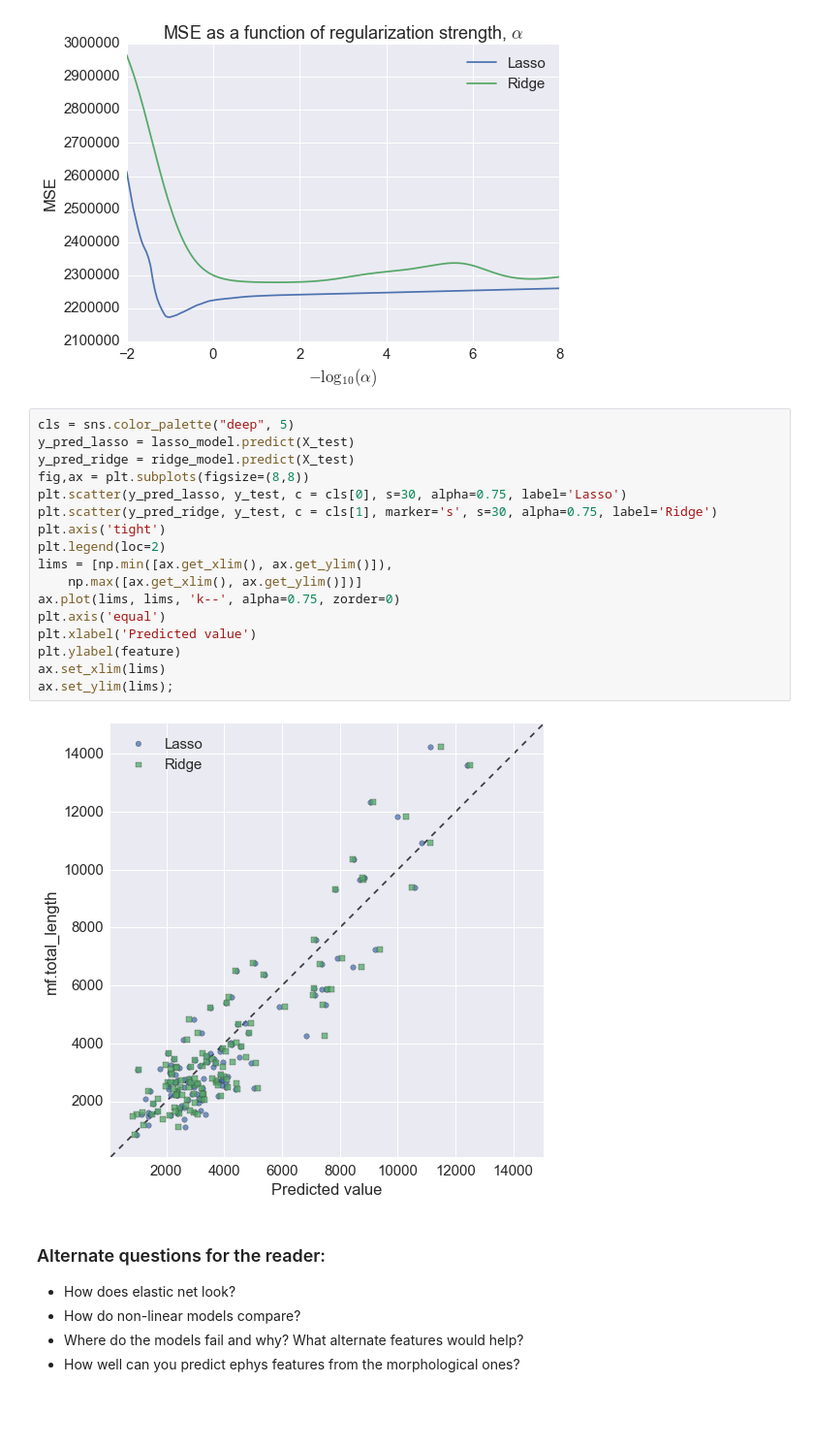
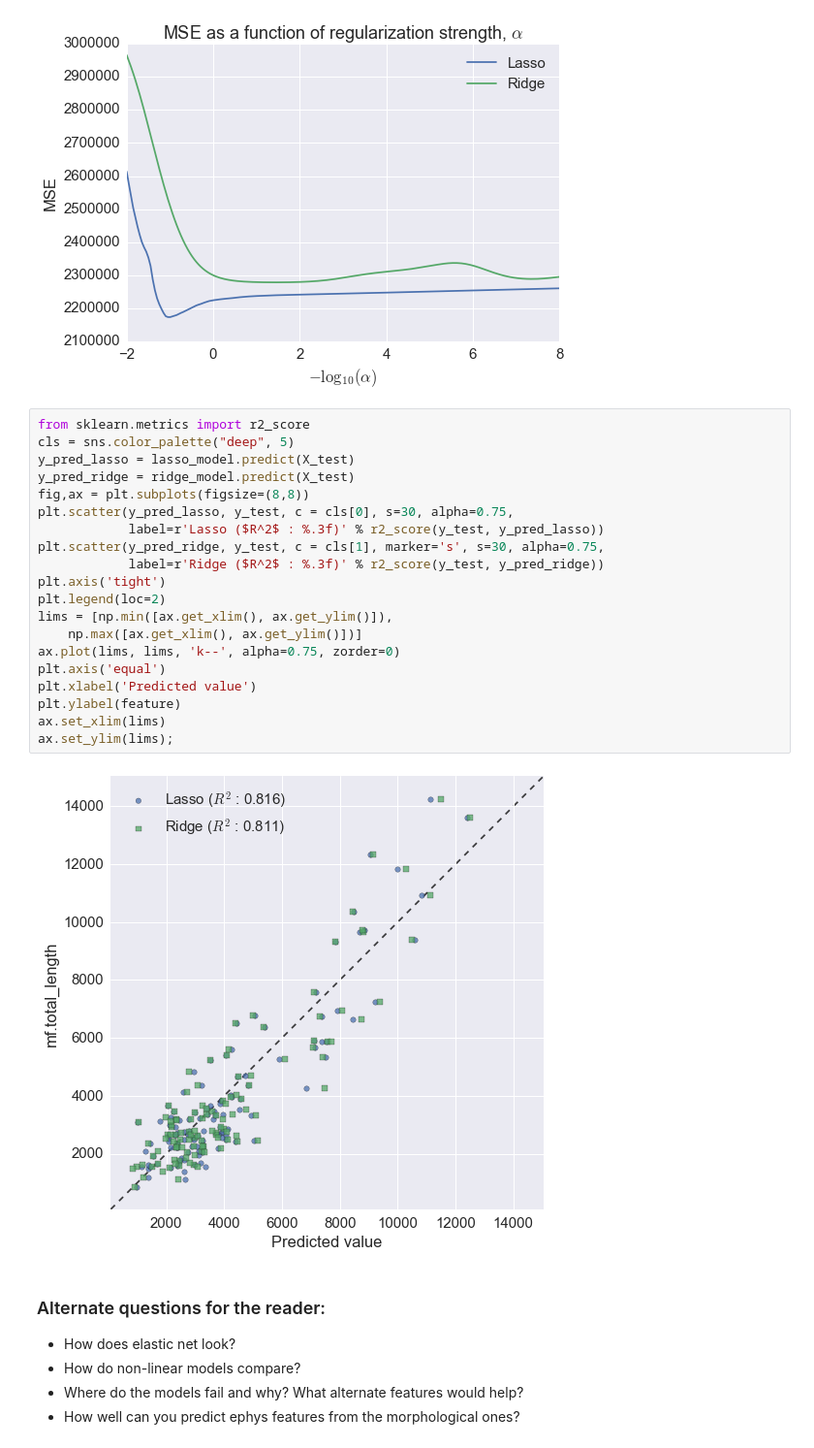
Before and after one commit to davidhbrann/CompClub-sklearn, a Jupyter notebook: 1_allen_cellTypes.ipynb, the cells around one changed output. Shown at 97% size. Cells and saved outputs as stored; diff of their text form; blank space fills up the shorter version.

```diff
--- a/1_allen_cellTypes.ipynb
+++ b/1_allen_cellTypes.ipynb
@@ -356,24 +356,27 @@ plt.title(r'MSE as a function of regularization strength, $\alpha$');
 # %% [output]
 [figure]
 # %%
+from sklearn.metrics import r2_score
 cls = sns.color_palette("deep", 5)
 y_pred_lasso = lasso_model.predict(X_test)
 y_pred_ridge = ridge_model.predict(X_test)
 fig,ax = plt.subplots(figsize=(8,8))
-plt.scatter(y_pred_lasso, y_test, c = cls[0], s=30, alpha=0.75, label='Lasso')
-plt.scatter(y_pred_ridge, y_test, c = cls[1], marker='s', s=30, alpha=0.75, label='Ridge')
+plt.scatter(y_pred_lasso, y_test, c = cls[0], s=30, alpha=0.75,
+            label=r'Lasso ($R^2$ : %.3f)' % r2_score(y_test, y_pred_lasso))
+plt.scatter(y_pred_ridge, y_test, c = cls[1], marker='s', s=30, alpha=0.75,
+            label=r'Ridge ($R^2$ : %.3f)' % r2_score(y_test, y_pred_ridge))
 plt.axis('tight')
 plt.legend(loc=2)
 lims = [np.min([ax.get_xlim(), ax.get_ylim()]),
     np.max([ax.get_xlim(), ax.get_ylim()])]
 ax.plot(lims, lims, 'k--', alpha=0.75, zorder=0)
 plt.axis('equal')
 plt.xlabel('Predicted value')
 plt.ylabel(feature)
 ax.set_xlim(lims)
 ax.set_ylim(lims);
 # %% [output]
-[figure, old version]
+[figure, new version]
 # %% [markdown]
 ### Alternate questions for the reader:
 * How does elastic net look?
```
Also changed, not shown: parts of 7 cells of this notebook, 5 other files.
